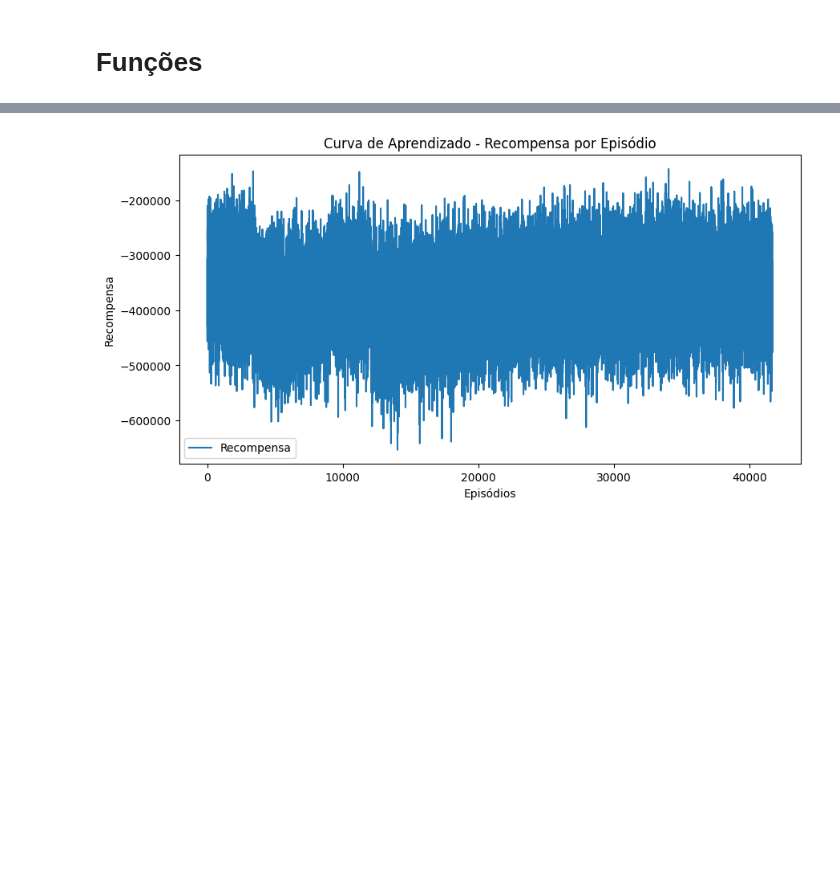
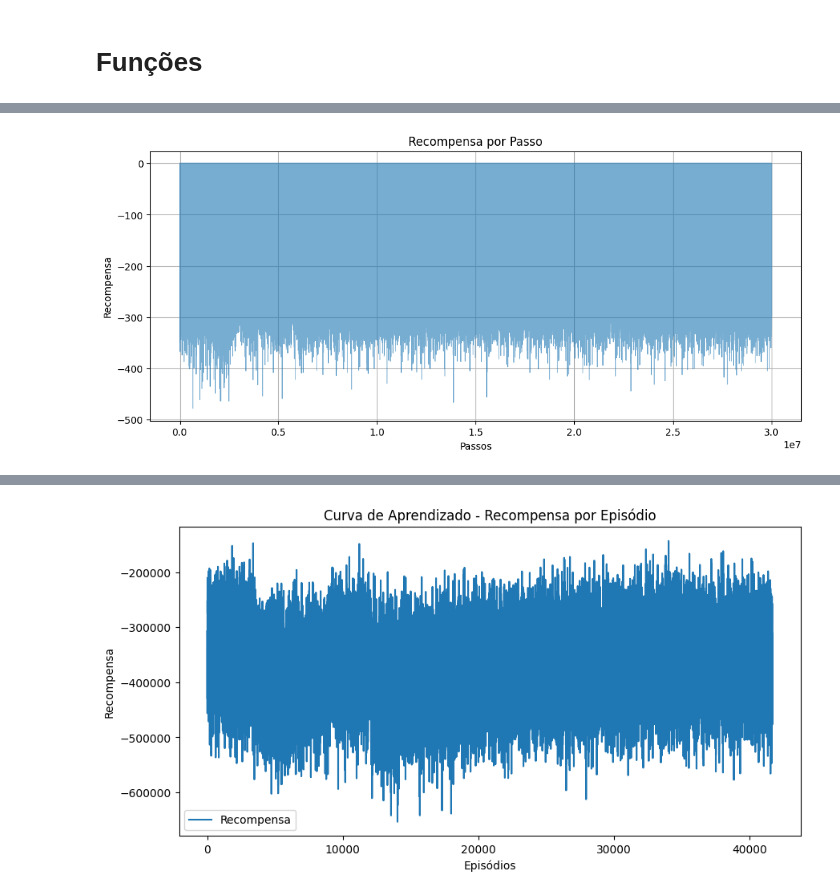
Before and after one commit to MarquinhoCF/food-delivery-gym, a Jupyter notebook: src/notebooks/generate_graphs.ipynb, the cells around one changed output, grey strips where cells are left out. Cells and saved outputs as stored; diff of their text form; code cells hidden in the pictures; blank space fills up the shorter version.

```diff
--- a/src/notebooks/generate_graphs.ipynb
+++ b/src/notebooks/generate_graphs.ipynb
@@ -128,0 +150,7 @@ def plotar_tendencia_com_minimo(media, desvio, minimo, titulo="Tendência de Rec
+# %%
+# Plotar a recompensa acumulada por passo
+step_rewards_df = carregar_log(caminho, "logs", "step_rewards.csv", 0)
+recompensas_por_passo = step_rewards_df["reward"]
+plotar_recompensa_por_passo(recompensas_por_passo)
+# %% [output]
+[figure, added]
```
Also changed, not shown: parts of 32 cells of this notebook, 2 other files.
